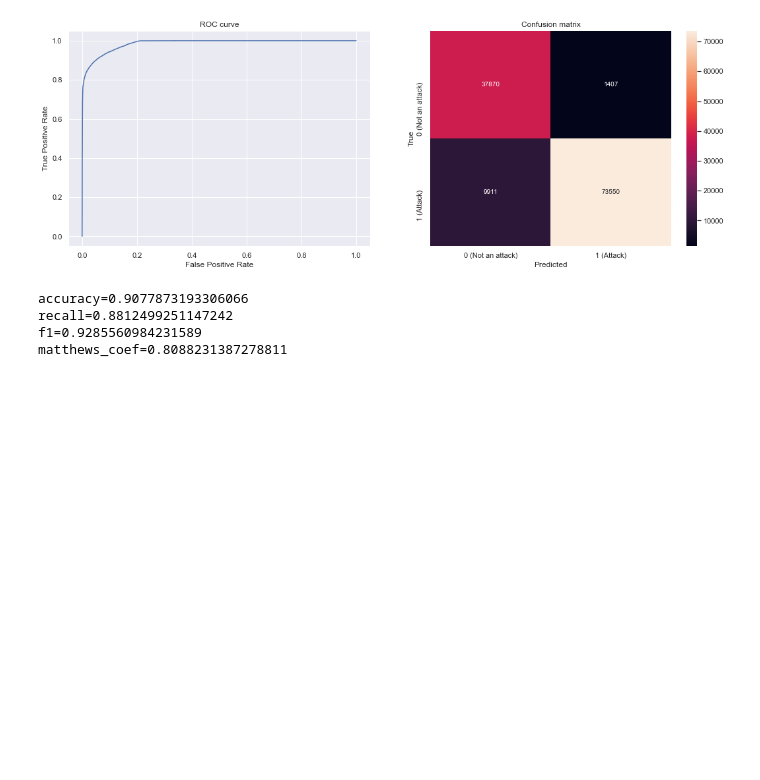
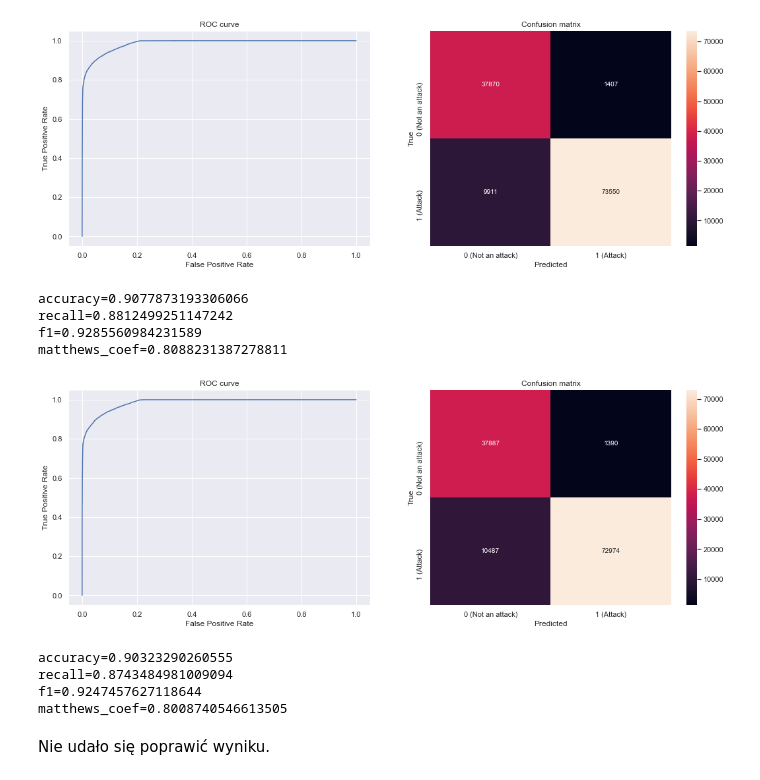
Before and after one commit to KraszewskiK/2022L-WB-ML-2-projekt, a Jupyter notebook: hyperparameter_tuning.ipynb, the cells around one changed output. Cells and saved outputs as stored; diff of their text form; code cells hidden in the pictures; blank space fills up the shorter version.

```diff
--- a/hyperparameter_tuning.ipynb
+++ b/hyperparameter_tuning.ipynb
@@ -238,3 +267,16 @@ accuracy=0.9077873193306066
 recall=0.8812499251147242
 f1=0.9285560984231589
 matthews_coef=0.8088231387278811
+# %%
+y_pred = clf.predict(X_val)
+y_pred_proba = clf.predict_proba(X_val)[::, 1]
+
+statistics_classification(y_val, y_pred, y_pred_proba)
+# %% [output]
+[figure, added]
+accuracy=0.90323290260555
+recall=0.8743484981009094
+f1=0.9247457627118644
+matthews_coef=0.8008740546613505
+# %% [markdown]
+Nie udało się poprawić wyniku.
```
Also changed, not shown: parts of 3 cells of this notebook, 1 other file.
